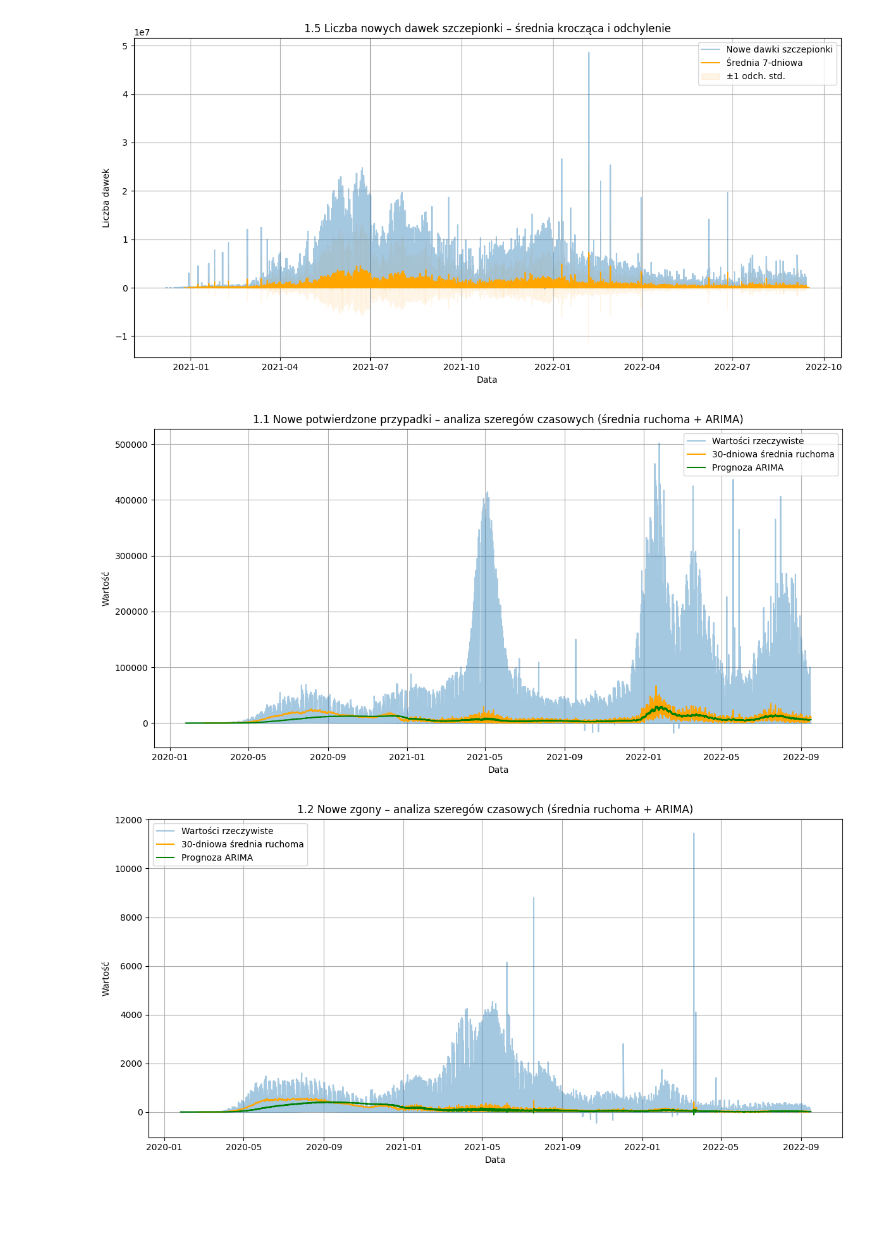
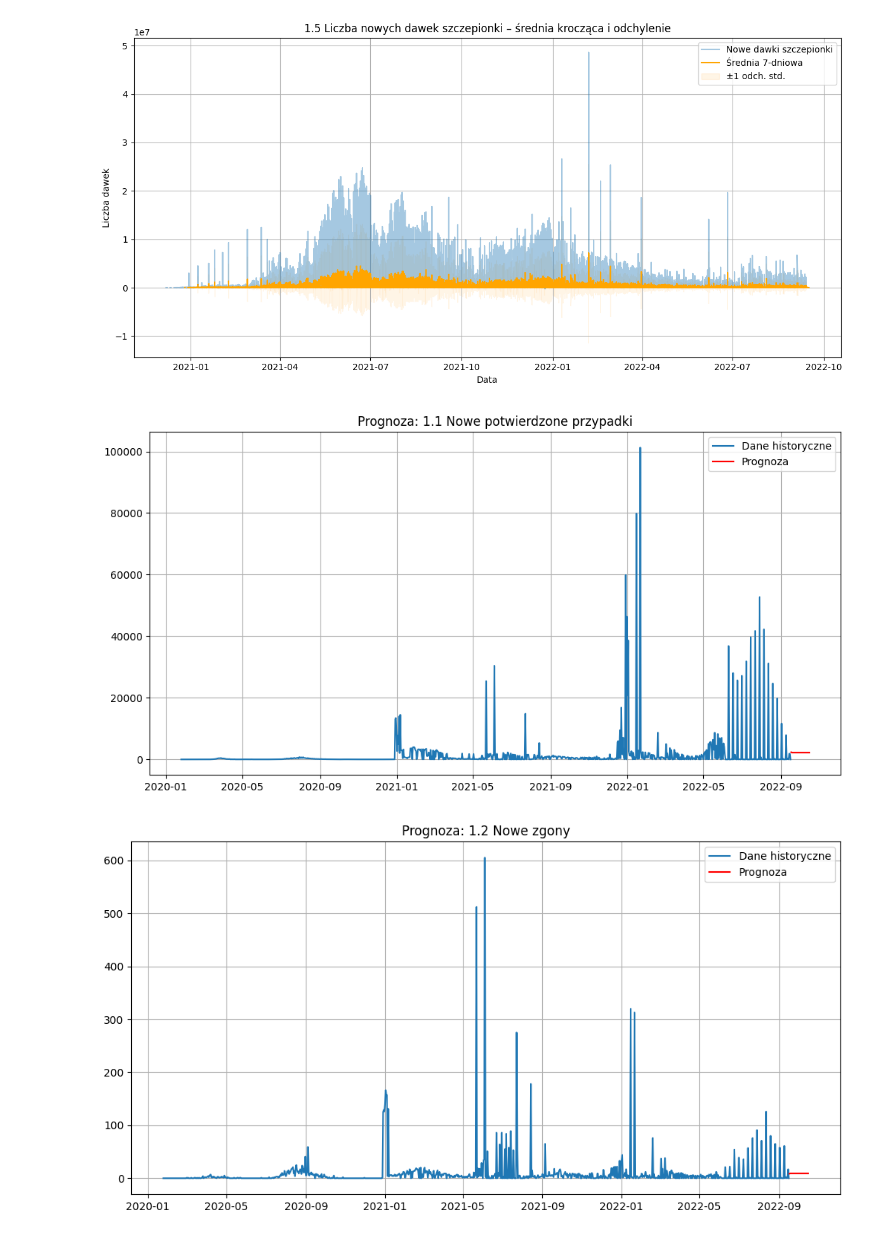
Before and after one commit to kasiap556/bigdata, a Jupyter notebook: main.ipynb, the cells around one changed output. Cells and saved outputs as stored; diff of their text form; code cells hidden in the pictures; blank space fills up the shorter version.

```diff
--- a/main.ipynb
+++ b/main.ipynb
@@ -181,33 +164,48 @@ series_list = {
 # %%
-# %%
+#2
+import pandas as pd
+import matplotlib.pyplot as plt
+from statsmodels.tsa.arima.model import ARIMA
+
+df = pd.read_csv("poziom1.csv", parse_dates=["date"])
+df = df.drop_duplicates(subset="date")
+df = df.sort_values("date").set_index("date")
+df = df.asfreq("D")
+
+# Lista serii z części 1
+series_list = {
+    "new_confirmed": "1.1 Nowe potwierdzone przypadki",
+    "new_deceased": "1.2 Nowe zgony",
+    "new_persons_vaccinated": "1.3 Nowe osoby zaszczepione",
+    "new_persons_fully_vaccinated": "1.4 Nowe osoby w pełni zaszczepione",
+    "new_vaccine_doses_administered": "1.5 Nowe dawki szczepionki"
+}
+
+# Prognoza i wykres dla każdej serii
 for column, title in series_list.items():
-    series = df[column].dropna()
+    if column not in df.columns:
+        print(f"Pominięto {column}: brak w danych.")
+        continue
 
-    # Średnia ruchoma (30-dniowa)
-    rolling_mean = series.rolling(window=30).mean()
+    # Interpolacja braków
+    series = df[column].interpolate()
 
-    # Model ARIMA (prosty model dla detekcji trendu)
-    model = ARIMA(series, order=(1, 1, 1))
-    model_fit = model.fit()
-    arima_pred = model_fit.predict(start=1, end=len(series), typ="levels")
+    # Dopasowanie modelu ARIMA
+    try:
+        model = ARIMA(series, order=(1, 1, 1))
+        model_fit = model.fit()
+        forecast = model_fit.forecast(steps=30)
 
-    # Dopasowanie długości: usunięcie pierwszego elementu z prognozy ARIMA
-    arima_pred = arima_pred[1:]
-
-    # Wykres
-    plt.figure(figsize=(12, 6))
-    plt.plot(series.index, series, label="Wartości rzeczywiste", alpha=0.4)
-    plt.plot(series.index, rolling_mean, label="30-dniowa średnia ruchoma", color='orange')
-    plt.plot(series.index[1:], arima_pred, label="Prognoza ARIMA", color='green')  # Dostosowujemy indeksy
-
-    # Tytuł z numerem podpunktu
-    plt.title(f"{title} – analiza szeregów czasowych (średnia ruchoma + ARIMA)")
-    plt.xlabel("Data")
-    plt.ylabel("Wartość")
-    plt.legend()
-    plt.grid(True)
-    plt.tight_layout()
-    plt.show()
+        # Wykres
+        plt.figure(figsize=(12, 6))
+        plt.plot(series, label='Dane historyczne')
+        plt.plot(forecast.index, forecast, label='Prognoza', color='red')
+        plt.title(f"Prognoza: {title}")
+        plt.legend()
+        plt.grid()
+        plt.show()
+    except Exception as e:
+        print(f"Błąd przy modelowaniu {title}: {e}")
 # %% [output]
-[figure, old version]
+[figure, new version]
-[figure, old version]
+[figure, new version]
```
Also changed, not shown: parts of 2 cells of this notebook.
